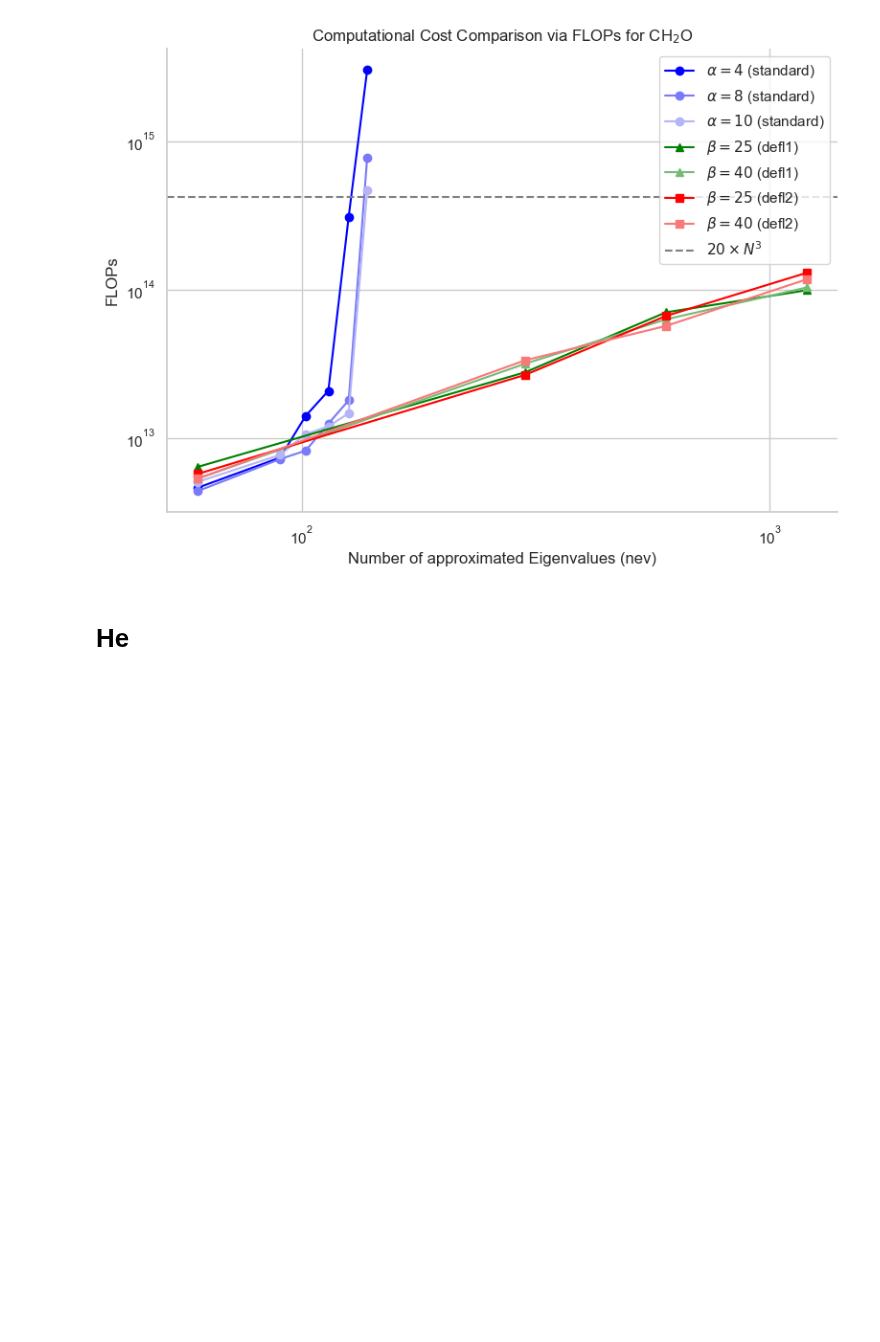
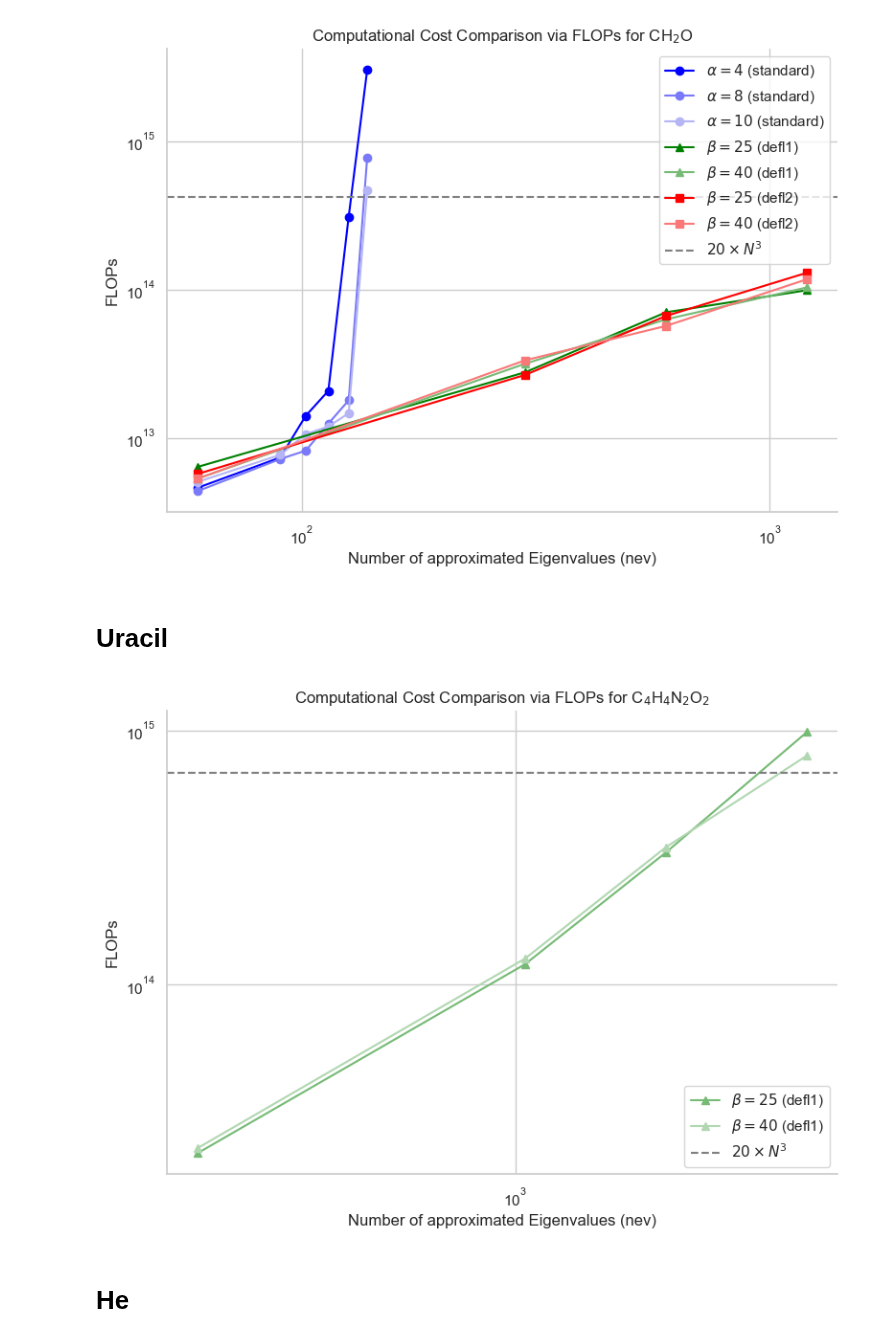
Before and after one commit to framere/Final_codes_MA, a Jupyter notebook: FINAL_CODE/plot_results.ipynb, the cells around one changed output. Drawn from its saved outputs; the diff is of its cells as text; code cells hidden in the pictures; blank space fills up the shorter version.

```diff
--- a/FINAL_CODE/plot_results.ipynb
+++ b/FINAL_CODE/plot_results.ipynb
@@ -124,6 +124,59 @@ plt.savefig('flops_comparison_CH2O_block.png', dpi=300)
 plt.show()
 # %% [output]
 [figure]
+# %% [markdown]
+# Uracil
+# %%
+N_occ = 21
+N_virt = 32416
+N_block = np.array([10, 15, 20, 25]) * N_occ
+N = np.array([10, 50, 100, 200]) * N_occ
+
+# Block Davidson
+FLOPS_8 = np.array([22282635345600, 41232042450900 ])
+FLOPS_10 = np.array([25965835993440, 50228889949980, ])
+
+
+# Deflation 1
+FLOPS_16_def1 = np.array([  0,  0,  0,  0])
+FLOPS_25_def1 = np.array([21704563957828, 120351328951380, 331796334339744, 988466468666572])
+FLOPS_40_def1 = np.array([22727538148004, 126629076279900, 347962601472256, 798235645111392])
+
+
+# Deflation 2
+FLOPS_16_def2 = np.array([  0,  0,  0,  0])
+FLOPS_25_def2 = np.array([  0,  0,  0,  0])
+FLOPS_40_def2 = np.array([  0,  0,  0,  0])
+
+
+
+Grenze = 20*(N_virt)**3
+
+plt.figure(figsize=(8,6))
+# Standard Davidson (circles)
+# plt.plot(N_block, FLOPS_8, label=r'$\alpha = 8$ (standard)', marker='o', color=blue_shades[2])
+# plt.plot(N_block, FLOPS_10, label=r'$\alpha = 10$ (standard)', marker='o', color=blue_shades[3])
+# Deflation (triangles)
+plt.plot(N, FLOPS_25_def1, label=r'$\beta = 25$ (defl1)', marker='^', color=green_shades[2])
+plt.plot(N, FLOPS_40_def1, label=r'$\beta = 40$ (defl1)', marker='^', color=green_shades[3])
+# # Deflation until convergence (squares)
+# plt.plot(N, FLOPS_25_def2, label=r'$\beta = 25$ (defl2)', marker='s', color=red_shades[2])
+# plt.plot(N, FLOPS_40_def2, label=r'$\beta = 40$ (defl2)', marker='s', color=red_shades[3])
+# Reference line
+plt.axhline(Grenze, color='gray', linestyle='--', label=r'$20 \times N^3$')
+
+plt.title(r'Computational Cost Comparison via FLOPs for C$_{4}$H$_{4}$N$_{2}$O$_{2}$')
+plt.xscale('log')
+plt.yscale('log')
+plt.xlabel('Number of approximated Eigenvalues (nev)')
+plt.ylabel('FLOPs')
+plt.legend()
+sns.despine()
+plt.tight_layout()
+# plt.savefig('flops_comparison_C6H6_block.png', dpi=300)
+plt.show()
+# %% [output]
+[figure, added]
 # %% [markdown]
 # He
 # %%
```
Also changed, not shown: 6 other files.
